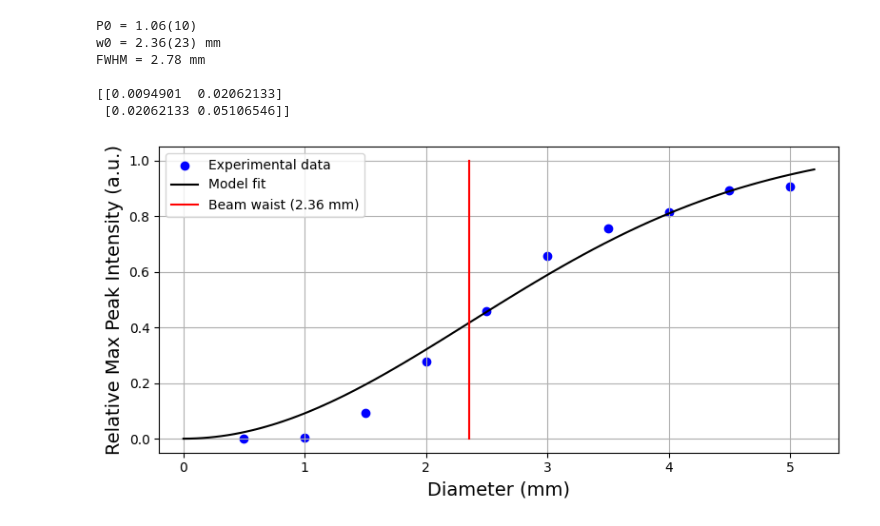
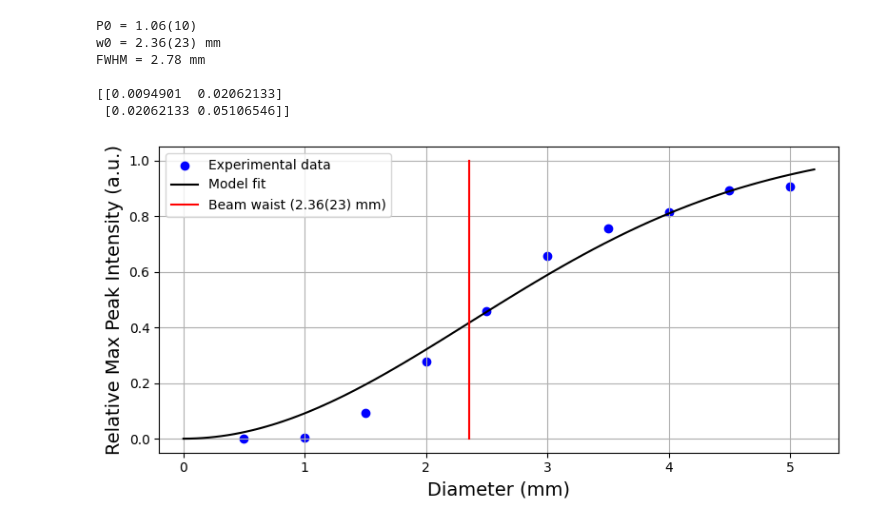
Before and after one commit to estradiote-mau/terahertz-codes2, a Jupyter notebook: spot-estimation.ipynb, the cells around one changed output. Drawn from its saved outputs; the diff is of its cells as text; code cells hidden in the pictures.

```diff
--- a/spot-estimation.ipynb
+++ b/spot-estimation.ipynb
@@ -197,13 +201,13 @@ FWHM = 2.78 mm
 # %%
 fig, ax = plt.subplots(figsize=(8,4), tight_layout=True)
 ax.scatter(diameters, peak_max_list, c='blue')
 ax.plot(np.linspace(0,5.2,100), power_model(np.linspace(0,5.2,100), *params),'k')
 ax.set_xlabel("Diameter (mm)", fontsize=14)
 ax.set_ylabel("Relative Max Peak Intensity (a.u.)", fontsize=14)
 ax.set_xlim((-.2,5.4))
 ax.plot([params[1], params[1]], [0, 1.0],'r')
-ax.legend(["Experimental data", "Model fit", "Beam waist (2.36 mm)"])
+ax.legend(["Experimental data", "Model fit", "Beam waist (2.36(23) mm)"])
 ax.grid()
 plt.show()
 # %% [output]
-[figure, old version]
+[figure, new version]
```
Also changed, not shown: parts of 3 cells of this notebook, 2 other files.
